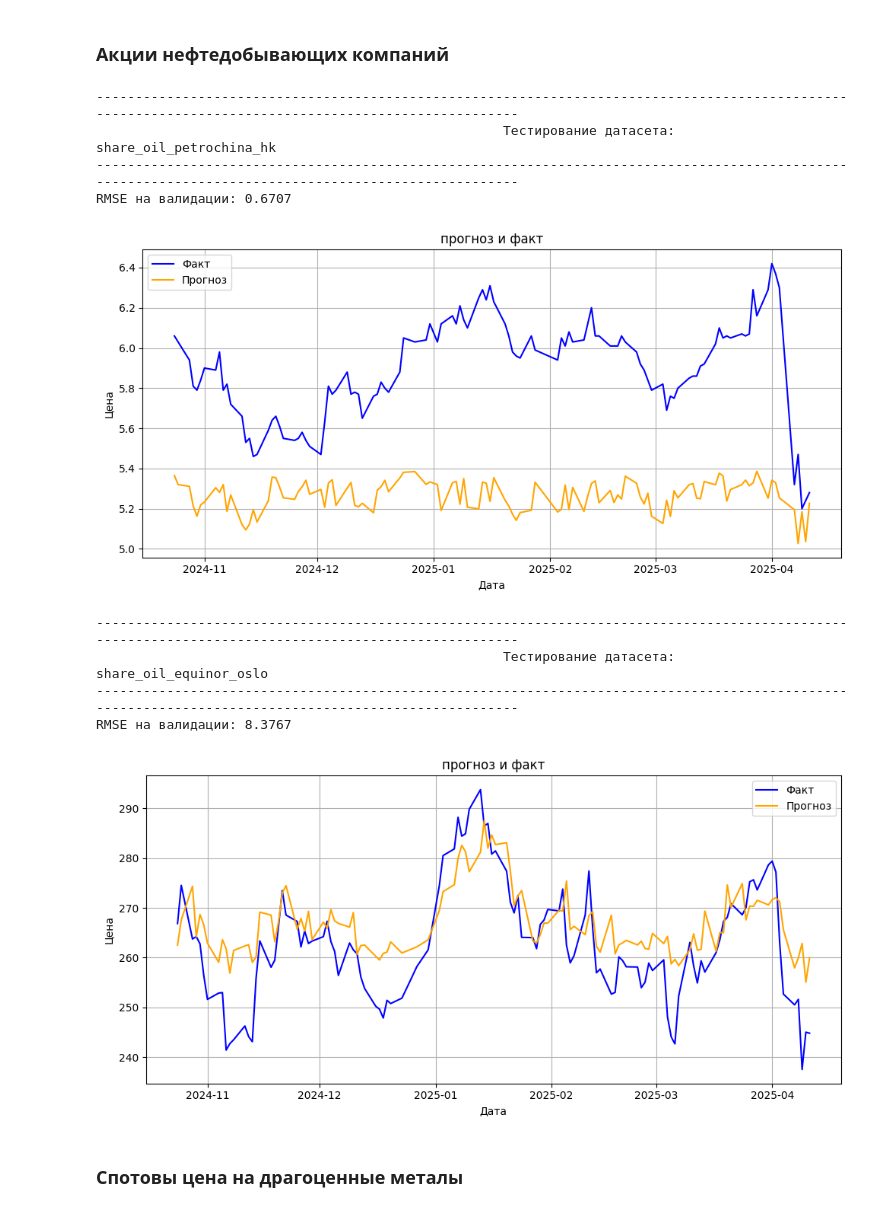
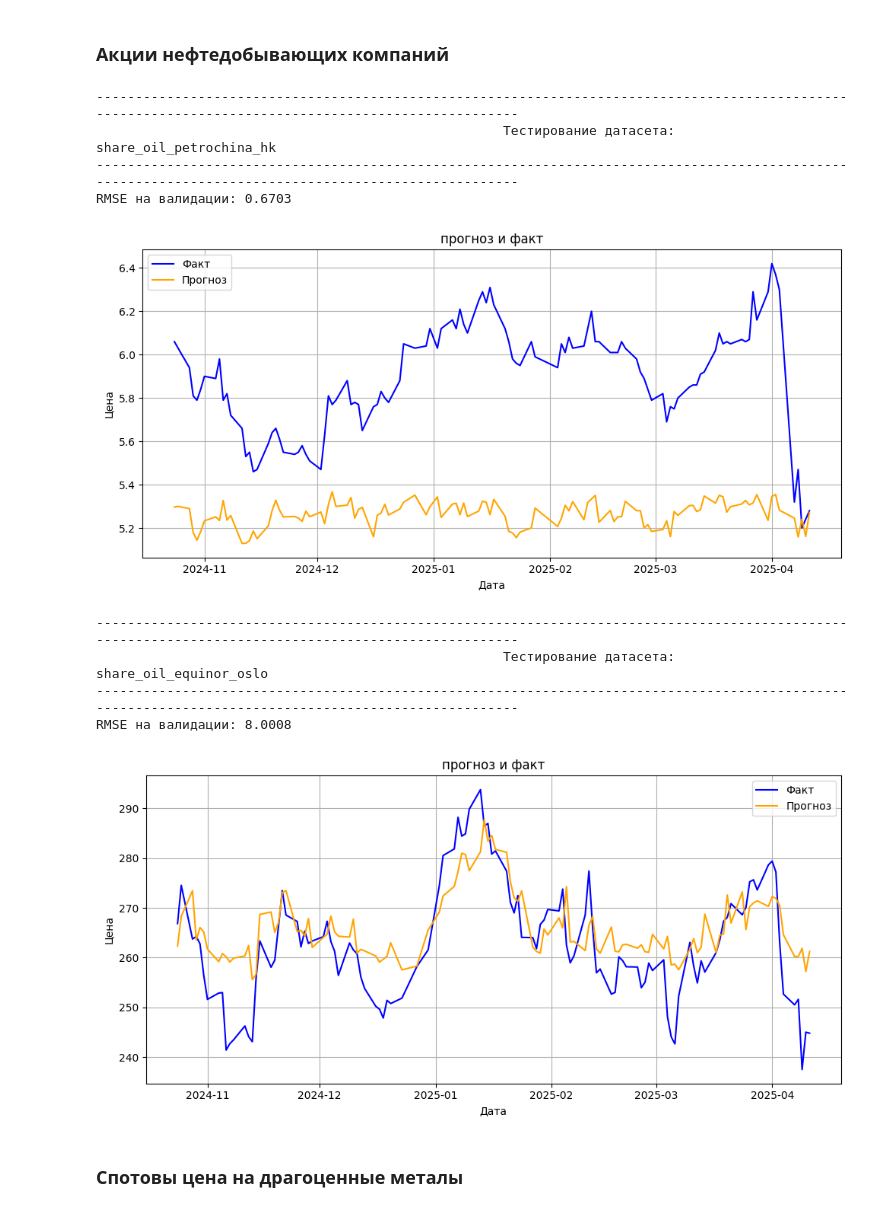
Before and after one commit to DanyaSH759/Forecasting_the_Value_of_Financial_Assets, a Jupyter notebook: jupyter_app/notebooks/Research_predict_of_financial_assets/Part 5. final test.ipynb, the cells around one changed output. Cells and saved outputs as stored; diff of their text form; code cells hidden in the pictures.

Commit message:
fix models

```diff
--- a/jupyter_app/notebooks/Research_predict_of_financial_assets/Part 5. final test.ipynb
+++ b/jupyter_app/notebooks/Research_predict_of_financial_assets/Part 5. final test.ipynb
@@ -190,20 +196,20 @@ RMSE на валидации: 0.2191
 # %% [markdown]
 ### Акции нефтедобывающих компаний
 # %%
-best_model_LGBM(share_oil_petrochina_hk, 'share_oil_petrochina_hk', {'n_estimators': 235, 'learning_rate': 0.06285259962656568, 'max_depth': 3, 'subsample': 0.5999152942625238, 'min_samples_split': 5, 'min_samples_leaf': 2})
+best_model_LGBM(share_oil_petrochina_hk, 'share_oil_petrochina_hk', {'n_estimators': 153, 'learning_rate': 0.054276399679638106, 'max_depth': 7, 'num_leaves': 136, 'min_child_samples': 22})
 # %% [output]
 ------------------------------------------------------------------------------------------------------------------------------------------------------
                                                     Тестирование датасета: share_oil_petrochina_hk
 ------------------------------------------------------------------------------------------------------------------------------------------------------
-RMSE на валидации: 0.6707
+RMSE на валидации: 0.6703
-[figure, old version]
+[figure, new version]
 # %%
-best_model_LGBM(share_oil_equinor_oslo, 'share_oil_equinor_oslo', {'n_estimators': 198, 'learning_rate': 0.01772662146657037, 'max_depth': 5, 'subsample': 0.547998707044669, 'min_samples_split': 10, 'min_samples_leaf': 5})
+best_model_LGBM(share_oil_equinor_oslo, 'share_oil_equinor_oslo', {'n_estimators': 148, 'learning_rate': 0.022906413238095946, 'max_depth': 5, 'num_leaves': 73, 'min_child_samples': 22})
 # %% [output]
 ------------------------------------------------------------------------------------------------------------------------------------------------------
                                                     Тестирование датасета: share_oil_equinor_oslo
 ------------------------------------------------------------------------------------------------------------------------------------------------------
-RMSE на валидации: 8.3767
+RMSE на валидации: 8.0008
-[figure, old version]
+[figure, new version]
 # %% [markdown]
 ### Спотовы цена на драгоценные металы
```
Also changed, not shown: parts of 10 cells of this notebook, 5 other files.
